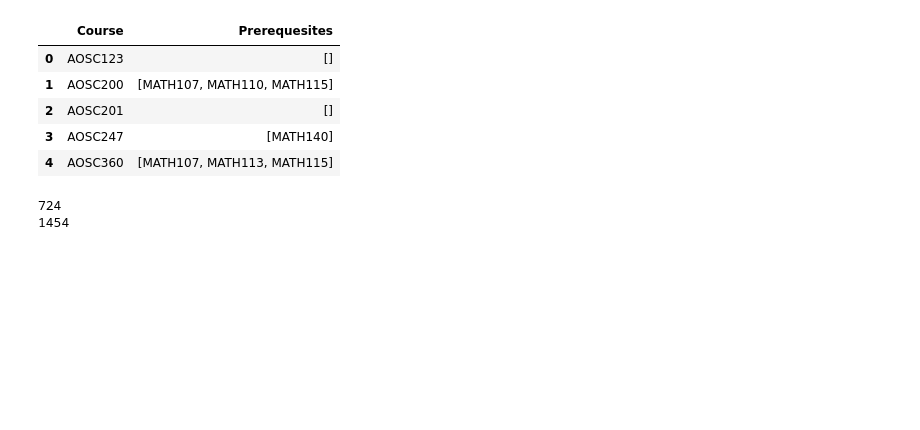
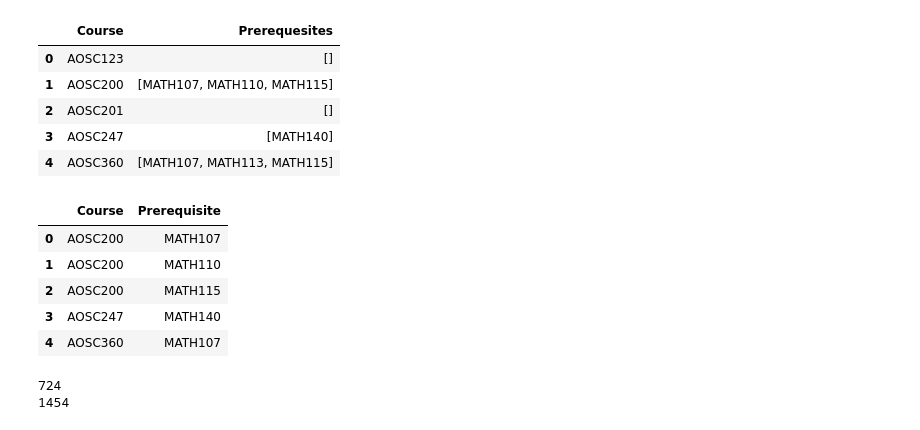
Before and after one commit to lexinlevan1/NetworkAnalysis_MedStudies, a Jupyter notebook: analysis.ipynb, the cells around one changed output. Cells and saved outputs as stored; diff of their text form; code cells hidden in the pictures; blank space fills up the shorter version.

```diff
--- a/analysis.ipynb
+++ b/analysis.ipynb
@@ -108,13 +111,22 @@ df.head()
 # %%
 expanded_data = []
 
 for course,prereqs in umd_courses.items():
     for prereq in prereqs:
         expanded_data.append((course,prereq))
 
 df_expanded = pd.DataFrame(expanded_data, columns=['Course', 'Prerequisite'])
 
 df_expanded.to_csv('umd_course_prerequisites_expanded.csv', index=False)
+
+df_expanded.head()
+# %% [output]
+|  | Course | Prerequisite |
+| 0 | AOSC200 | MATH107 |
+| 1 | AOSC200 | MATH110 |
+| 2 | AOSC200 | MATH115 |
+| 3 | AOSC247 | MATH140 |
+| 4 | AOSC360 | MATH107 |
 # %%
 g = nx.DiGraph()
 
```
Also changed, not shown: parts of 2 cells of this notebook.
